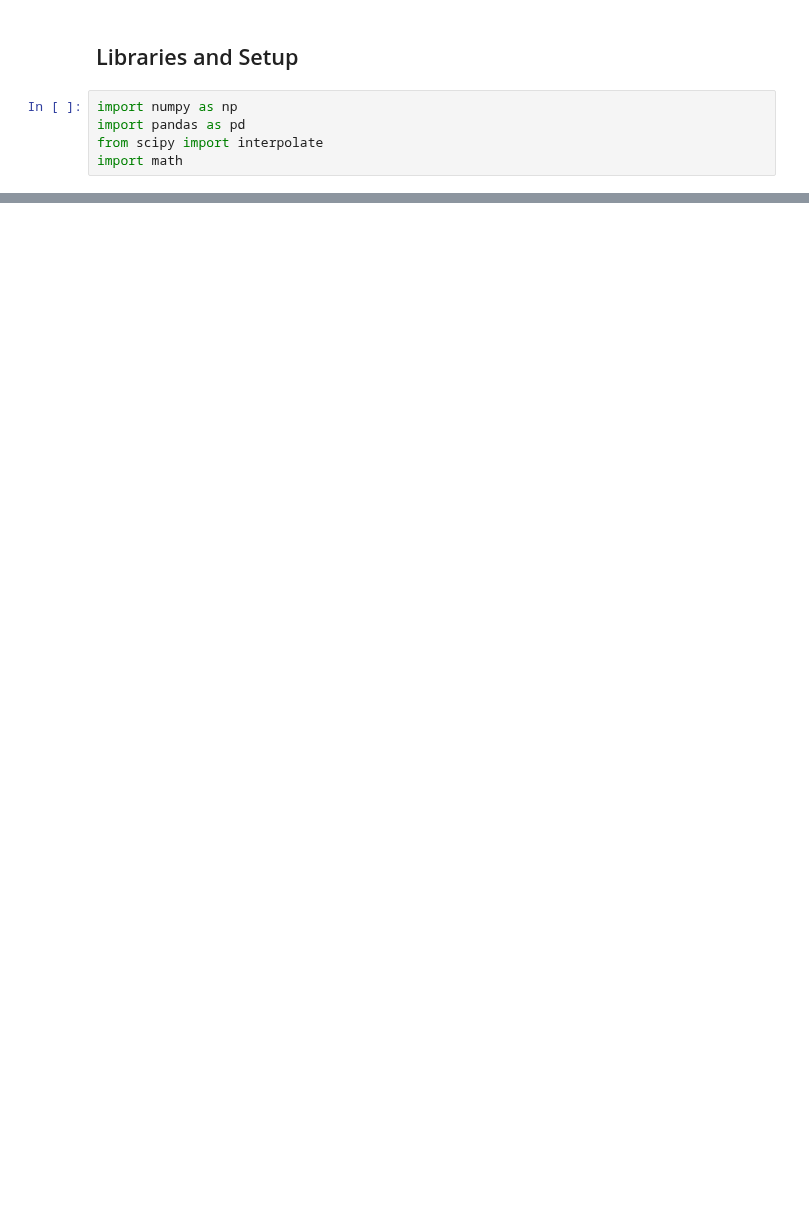
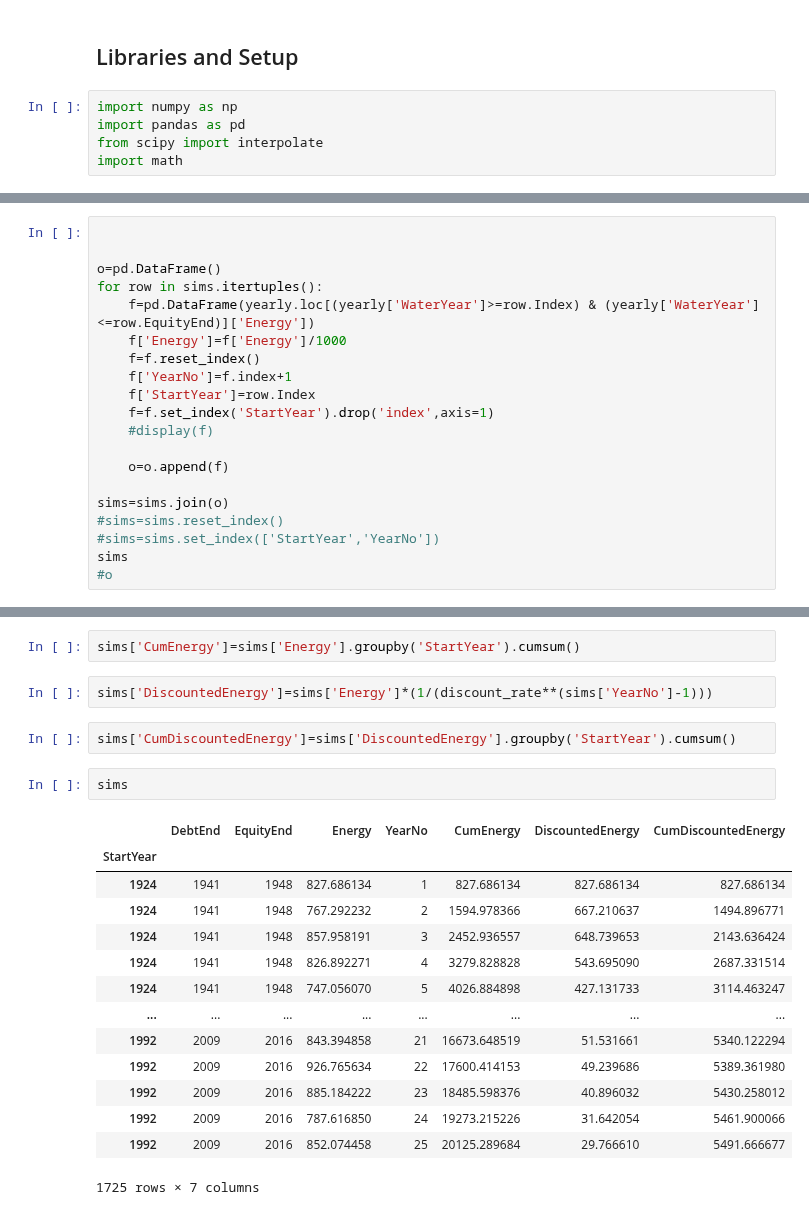
Before and after one commit to AndyFlem/ngonye-notepad, a Jupyter notebook: f_power_energy_periods.ipynb, the cells around one changed output, grey strips where cells are left out. Drawn from its saved outputs; the diff is of its cells as text; blank space fills up the shorter version.

```diff
--- a/f_power_energy_periods.ipynb
+++ b/f_power_energy_periods.ipynb
@@ -92,0 +72,20 @@ pd.concat([sims,pd.DataFrame(columns = list(map(lambda x : 'y'+str(x), range(1,e
+# %%
+
+
+o=pd.DataFrame()
+for row in sims.itertuples():
+    f=pd.DataFrame(yearly.loc[(yearly['WaterYear']>=row.Index) & (yearly['WaterYear']<=row.EquityEnd)]['Energy'])
+    f['Energy']=f['Energy']/1000
+    f=f.reset_index()
+    f['YearNo']=f.index+1
+    f['StartYear']=row.Index
+    f=f.set_index('StartYear').drop('index',axis=1)
+    #display(f)
+
+    o=o.append(f)
+
+sims=sims.join(o)
+#sims=sims.reset_index()
+#sims=sims.set_index(['StartYear','YearNo'])
+sims
+#o
@@ -92,0 +107,23 @@ pd.concat([sims,pd.DataFrame(columns = list(map(lambda x : 'y'+str(x), range(1,e
+# %%
+sims['CumEnergy']=sims['Energy'].groupby('StartYear').cumsum()
+# %%
+sims['DiscountedEnergy']=sims['Energy']*(1/(discount_rate**(sims['YearNo']-1)))
+# %%
+sims['CumDiscountedEnergy']=sims['DiscountedEnergy'].groupby('StartYear').cumsum()
+# %%
+sims
+# %% [output]
+|  | DebtEnd | EquityEnd | Energy | YearNo | CumEnergy | DiscountedEnergy | CumDiscountedEnergy |
+| StartYear |  |  |  |  |  |  |  |
+| 1924 | 1941 | 1948 | 827.686134 | 1 | 827.686134 | 827.686134 | 827.686134 |
+| 1924 | 1941 | 1948 | 767.292232 | 2 | 1594.978366 | 667.210637 | 1494.896771 |
+| 1924 | 1941 | 1948 | 857.958191 | 3 | 2452.936557 | 648.739653 | 2143.636424 |
+| 1924 | 1941 | 1948 | 826.892271 | 4 | 3279.828828 | 543.695090 | 2687.331514 |
+| 1924 | 1941 | 1948 | 747.056070 | 5 | 4026.884898 | 427.131733 | 3114.463247 |
+| ... | ... | ... | ... | ... | ... | ... | ... |
+| 1992 | 2009 | 2016 | 843.394858 | 21 | 16673.648519 | 51.531661 | 5340.122294 |
+| 1992 | 2009 | 2016 | 926.765634 | 22 | 17600.414153 | 49.239686 | 5389.361980 |
+| 1992 | 2009 | 2016 | 885.184222 | 23 | 18485.598376 | 40.896032 | 5430.258012 |
+| 1992 | 2009 | 2016 | 787.616850 | 24 | 19273.215226 | 31.642054 | 5461.900066 |
+| 1992 | 2009 | 2016 | 852.074458 | 25 | 20125.289684 | 29.766610 | 5491.666677 |
+1725 rows × 7 columns
```
Also changed, not shown: parts of 14 cells of this notebook, 19 other files.
